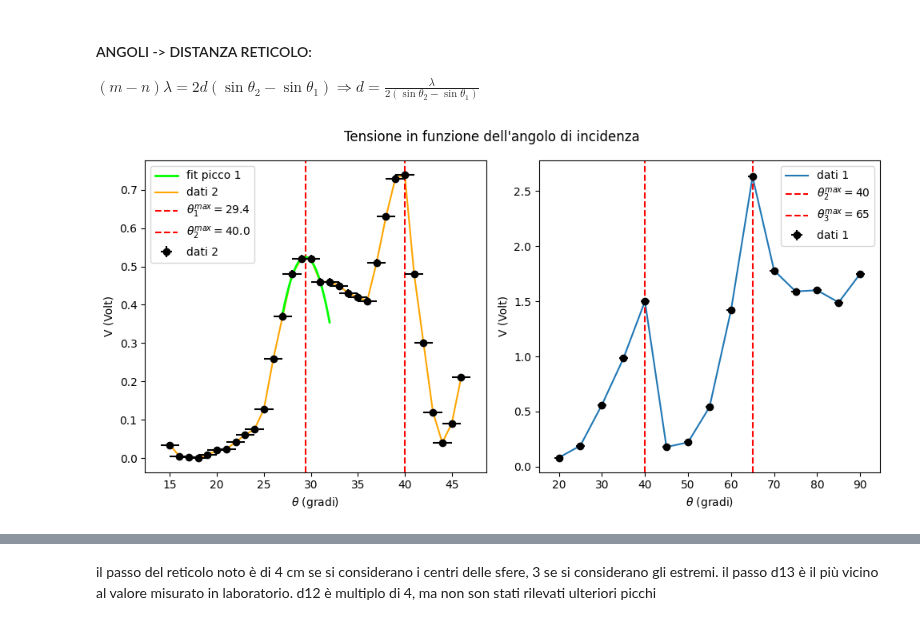
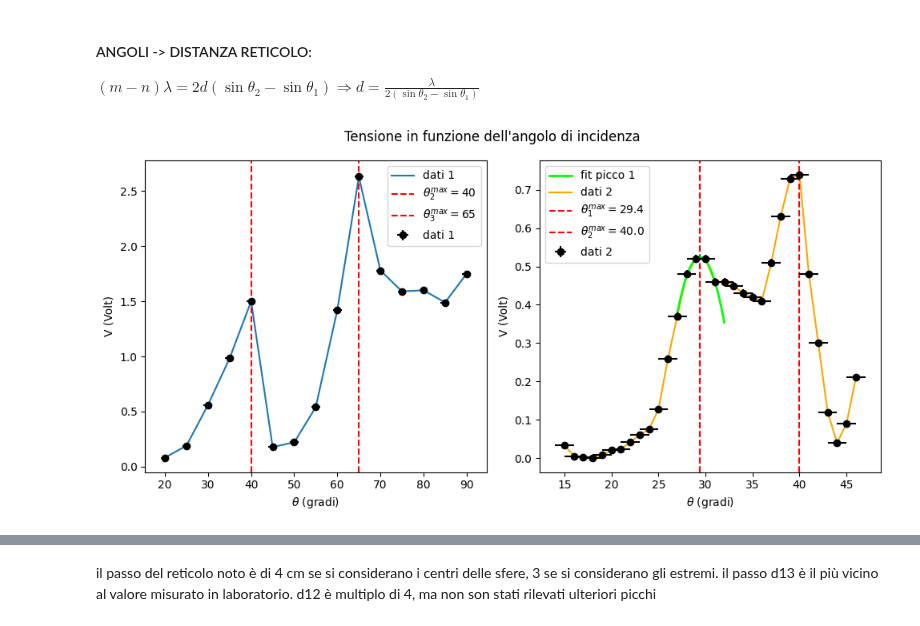
Before and after one commit to CarminatiGiovanni/LaboratorioFisica2, a Jupyter notebook: 20240509micoonde/bragg.ipynb, the cells around one changed output, grey strips where cells are left out. Cells and saved outputs as stored; diff of their text form; code cells hidden in the pictures.

```diff
--- a/20240509micoonde/bragg.ipynb
+++ b/20240509micoonde/bragg.ipynb
@@ -55,47 +57,47 @@ $(m-n)\lambda = 2d(\sin\theta_2-\sin\theta_1) \Rightarrow d = \frac{\lambda}{2(\
 # %%
 
 fig, (ax1,ax2) = plt.subplots(1, 2, figsize=(10, 5))
 
 # massimi dati 2: (fit con parabole gli intorni dei massimi)
 
 def parabola(x, a, b, θ):
     return a * (x - θ)**2 + b
 
 # def parabolic_max(x,a,b,θ,p):
 #     return a * (x - θ)**2 + b * (x - θ) + p
 
 a1,b1 = 12,17
 a2,b2 = 23,27
 fit_picco1 = Interpolazione(α2[a1:b1], V2[a1:b1], sigmaV2[a1:b1],sigmaα2[a1:b1], parabola, [-0.1, 0.1, α2[16]],names=['a','b','θ'], iteration=2)
 # fit_picco2 = Interpolazione(α2[a2:b2], V2[a2:b2], sigmaV2[a2:b2],sigmaα2[a2:b2], parabolic_max, [-0.1, 0.1, α2[24],2],names=['a','b','θ','p'], iteration=2)
 # NOTA: non c'è verso di fittare il secondo massimo con andamenti parabolici
 
 # plt.errorbar(α1,V1, yerr=sigmaV1, xerr=sigmaα1, fmt='o',color='red',ecolor='red',capsize=0, label='fit picco 1')
 
-ax1.errorbar(α2,V2, yerr=sigmaV2, xerr=sigmaα2, fmt='ok', label='dati 2',zorder=10)
+ax2.errorbar(α2,V2, yerr=sigmaV2, xerr=sigmaα2, fmt='ok', label='dati 2',zorder=10)
 x = np.linspace(α2[a1],α2[b1],100)
 y = parabola(x,*list(fit_picco1.values.values()))
-ax1.plot(x,y,label='fit picco 1',zorder=5,linewidth=2,color='lime')
-ax1.plot(α2,V2, '-', label='dati 2',color='orange')
-ax1.axvline(x=fit_picco1.values['θ'], color='r', linestyle='--', label='$\\theta_1^{max} = '+ str(np.round(fit_picco1.values['θ'],1)) +'$')
-ax1.axvline(x=40, color='r', linestyle='--', label='$\\theta_2^{max} = ' + str(40.0) +'$')
+ax2.plot(x,y,label='fit picco 1',zorder=5,linewidth=2,color='lime')
+ax2.plot(α2,V2, '-', label='dati 2',color='orange')
+ax2.axvline(x=fit_picco1.values['θ'], color='r', linestyle='--', label='$\\theta_1^{max} = '+ str(np.round(fit_picco1.values['θ'],1)) +'$')
+ax2.axvline(x=40, color='r', linestyle='--', label='$\\theta_2^{max} = ' + str(40.0) +'$')
+ax2.legend()
+ax2.set_xlabel('$\\theta$ (gradi)')
+ax2.set_ylabel('V (Volt)')
+
+ax1.errorbar(α1,V1, yerr=sigmaV1, xerr=sigmaα1, fmt='ok', label='dati 1')
+ax1.plot(α1,V1, '-', label='dati 1')
+ax1.axvline(x=α1[4], color='r', linestyle='--', label='$\\theta_2^{max} = '+ str(np.round(α1[4],1)) +'$')
+ax1.axvline(x=α1[9], color='r', linestyle='--', label='$\\theta_3^{max} = ' + str(np.round(α1[9],1)) +'$')
 ax1.legend()
 ax1.set_xlabel('$\\theta$ (gradi)')
 ax1.set_ylabel('V (Volt)')
 
-ax2.errorbar(α1,V1, yerr=sigmaV1, xerr=sigmaα1, fmt='ok', label='dati 1')
-ax2.plot(α1,V1, '-', label='dati 1')
-ax2.axvline(x=α1[4], color='r', linestyle='--', label='$\\theta_2^{max} = '+ str(np.round(α1[4],1)) +'$')
-ax2.axvline(x=α1[9], color='r', linestyle='--', label='$\\theta_3^{max} = ' + str(np.round(α1[9],1)) +'$')
-ax2.legend()
-ax2.set_xlabel('$\\theta$ (gradi)')
-ax2.set_ylabel('V (Volt)')
-
 fig.suptitle("Tensione in funzione dell'angolo di incidenza")
 plt.tight_layout()
 plt.show()
 # %% [output]
-[figure, old version]
+[figure, new version]
 # %%
 θ1,θ2,θ3 = np.array([29.4,40,65]) * np.pi/180
 sigmaθ = 1 * np.pi/180
```
Also changed, not shown: parts of 3 cells of this notebook.
